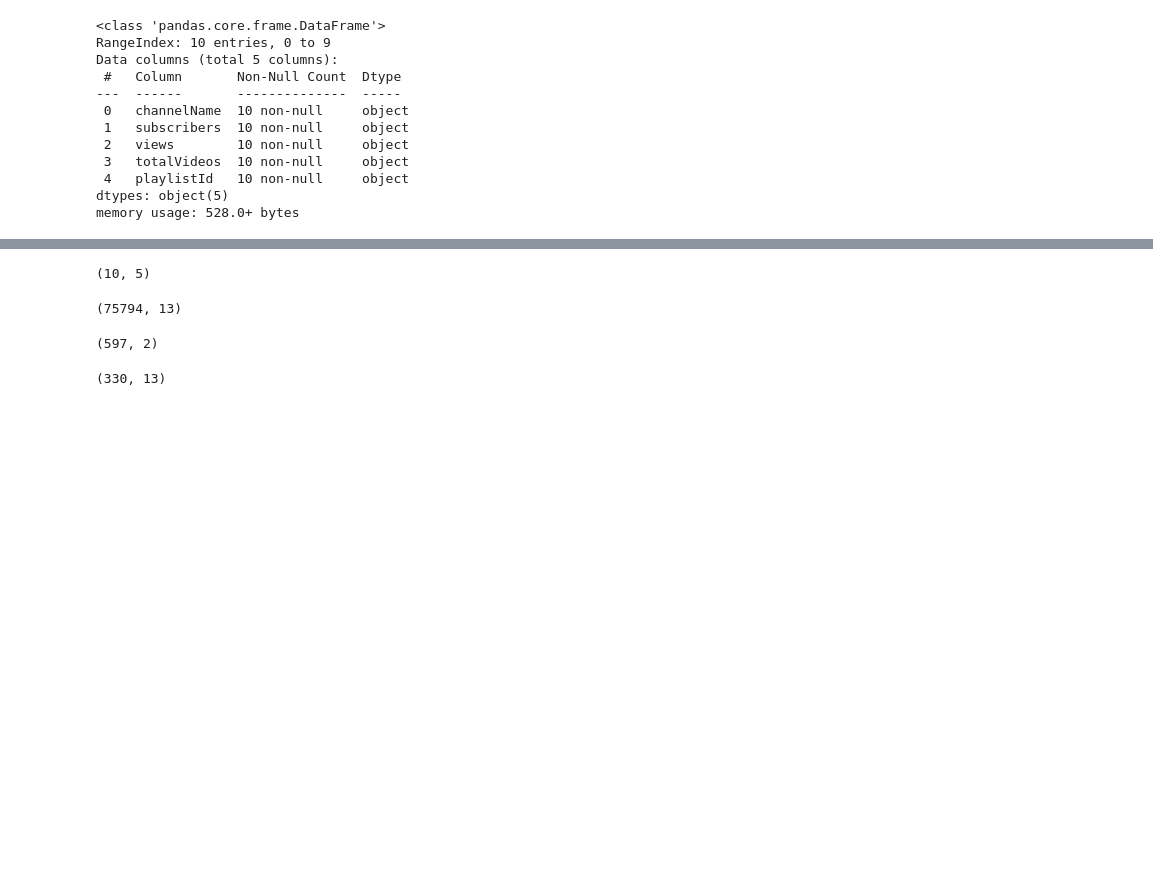
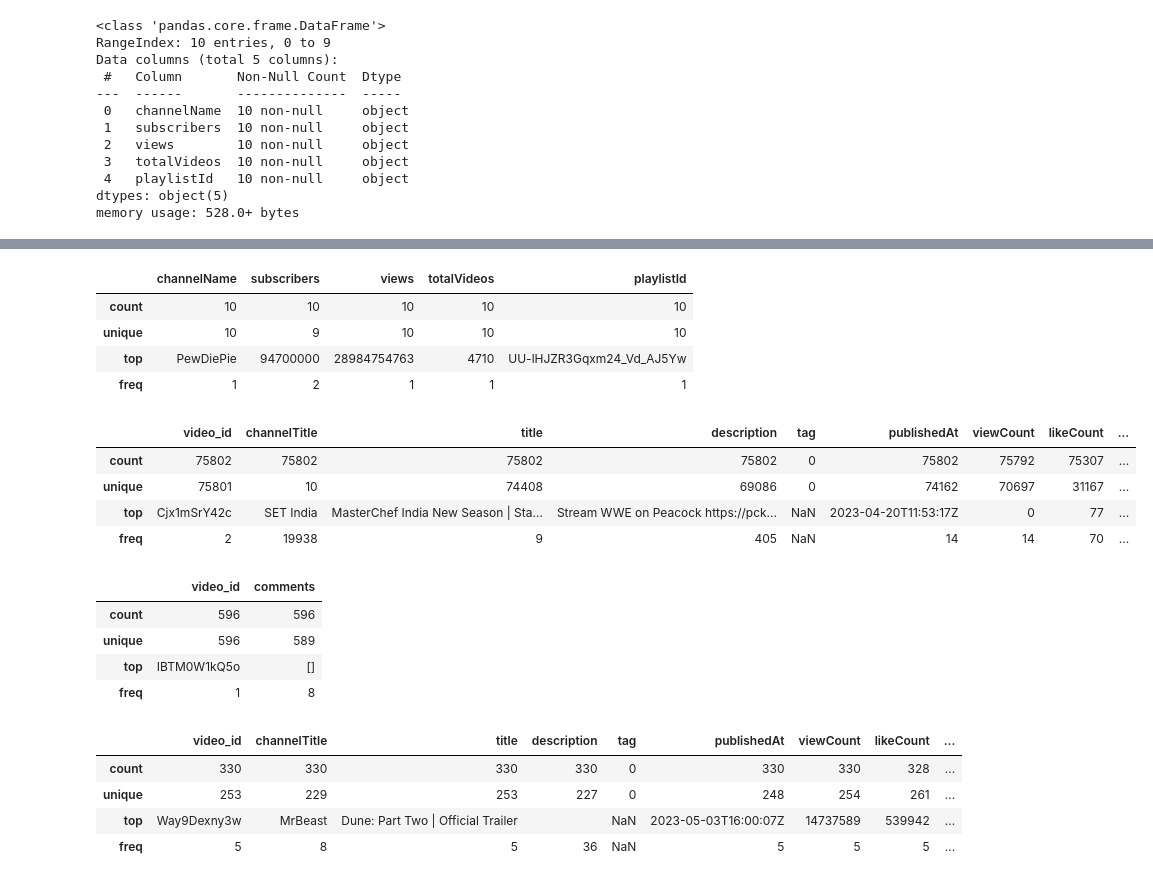
Before and after one commit to Sruthy14/youtube-data-analysis, a Jupyter notebook: reportOrder.ipynb, the cells around one changed output, grey strips where cells are left out. Drawn from its saved outputs; the diff is of its cells as text; code cells hidden in the pictures; blank space fills up the shorter version.

```diff
--- a/reportOrder.ipynb
+++ b/reportOrder.ipynb
@@ -438,18 +456,34 @@ Data columns (total 13 columns):
 dtypes: object(13)
 memory usage: 36.1+ KB
 # %%
-channel_stats.shape
+channel_stats.describe()
 # %% [output]
-(10, 5)
+|  | channelName | subscribers | views | totalVideos | playlistId |
+| count | 10 | 10 | 10 | 10 | 10 |
+| unique | 10 | 9 | 10 | 10 | 10 |
+| top | PewDiePie | 94700000 | 28984754763 | 4710 | UU-lHJZR3Gqxm24_Vd_AJ5Yw |
+| freq | 1 | 2 | 1 | 1 | 1 |
 # %%
-video_df.shape
+video_df.describe()
 # %% [output]
-(75794, 13)
+|  | video_id | channelTitle | title | description | tag | publishedAt | viewCount | likeCount | ... |
+| count | 75802 | 75802 | 75802 | 75802 | 0 | 75802 | 75792 | 75307 | ... |
+| unique | 75801 | 10 | 74408 | 69086 | 0 | 74162 | 70697 | 31167 | ... |
+| top | Cjx1mSrY42c | SET India | MasterChef India New Season | Sta... | Stream WWE on Peacock https://pck... | NaN | 2023-04-20T11:53:17Z | 0 | 77 | ... |
+| freq | 2 | 19938 | 9 | 405 | NaN | 14 | 14 | 70 | ... |
 # %%
-comments_df.shape
+comments_df.describe()
 # %% [output]
-(597, 2)
+|  | video_id | comments |
+| count | 596 | 596 |
+| unique | 596 | 589 |
+| top | IBTM0W1kQ5o | [] |
+| freq | 1 | 8 |
 # %%
-most_popular_videos.shape
+most_popular_videos.describe()
 # %% [output]
-(330, 13)
+|  | video_id | channelTitle | title | description | tag | publishedAt | viewCount | likeCount | ... |
+| count | 330 | 330 | 330 | 330 | 0 | 330 | 330 | 328 | ... |
+| unique | 253 | 229 | 253 | 227 | 0 | 248 | 254 | 261 | ... |
+| top | Way9Dexny3w | MrBeast | Dune: Part Two | Official Trailer |  | NaN | 2023-05-03T16:00:07Z | 14737589 | 539942 | ... |
+| freq | 5 | 8 | 5 | 36 | NaN | 5 | 5 | 5 | ... |
```
Also changed, not shown: parts of 21 cells of this notebook.
